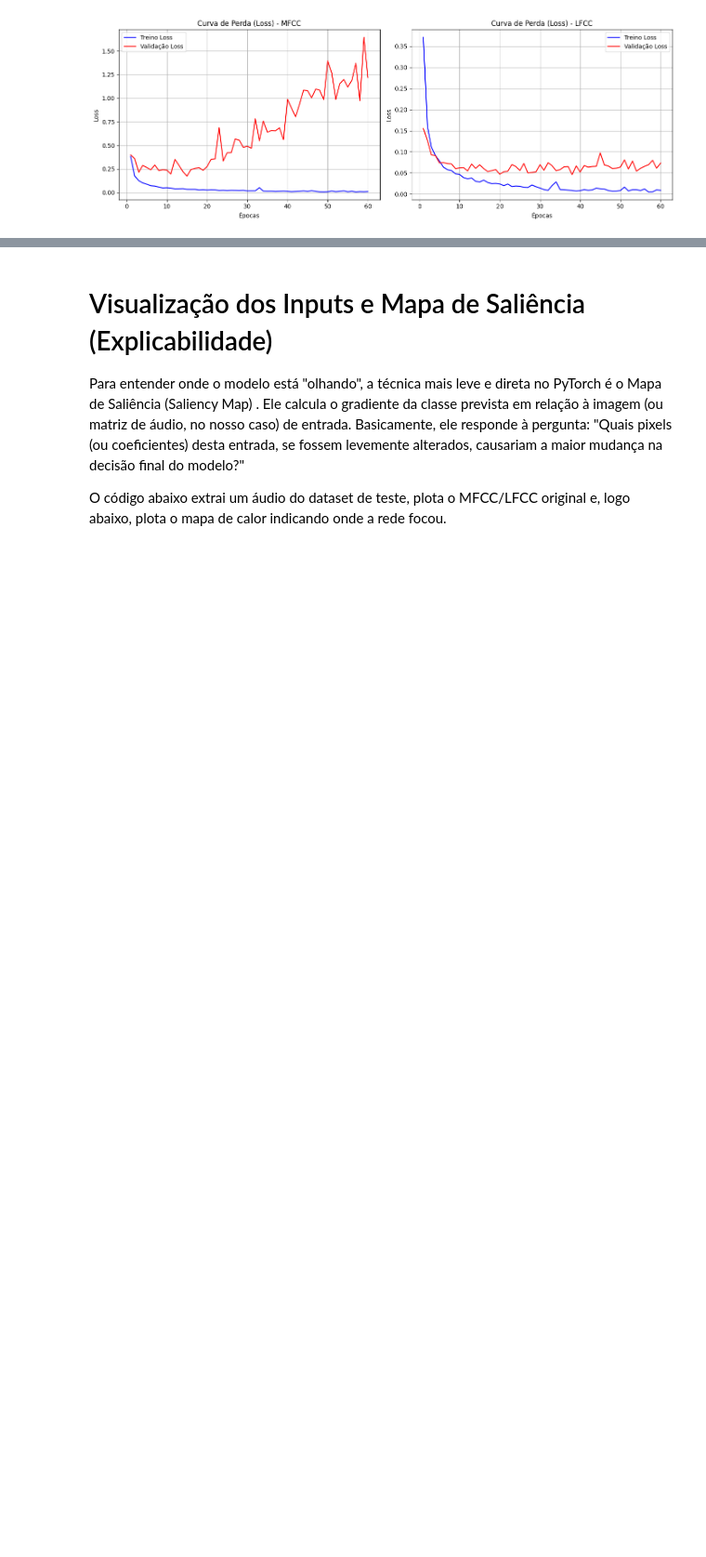
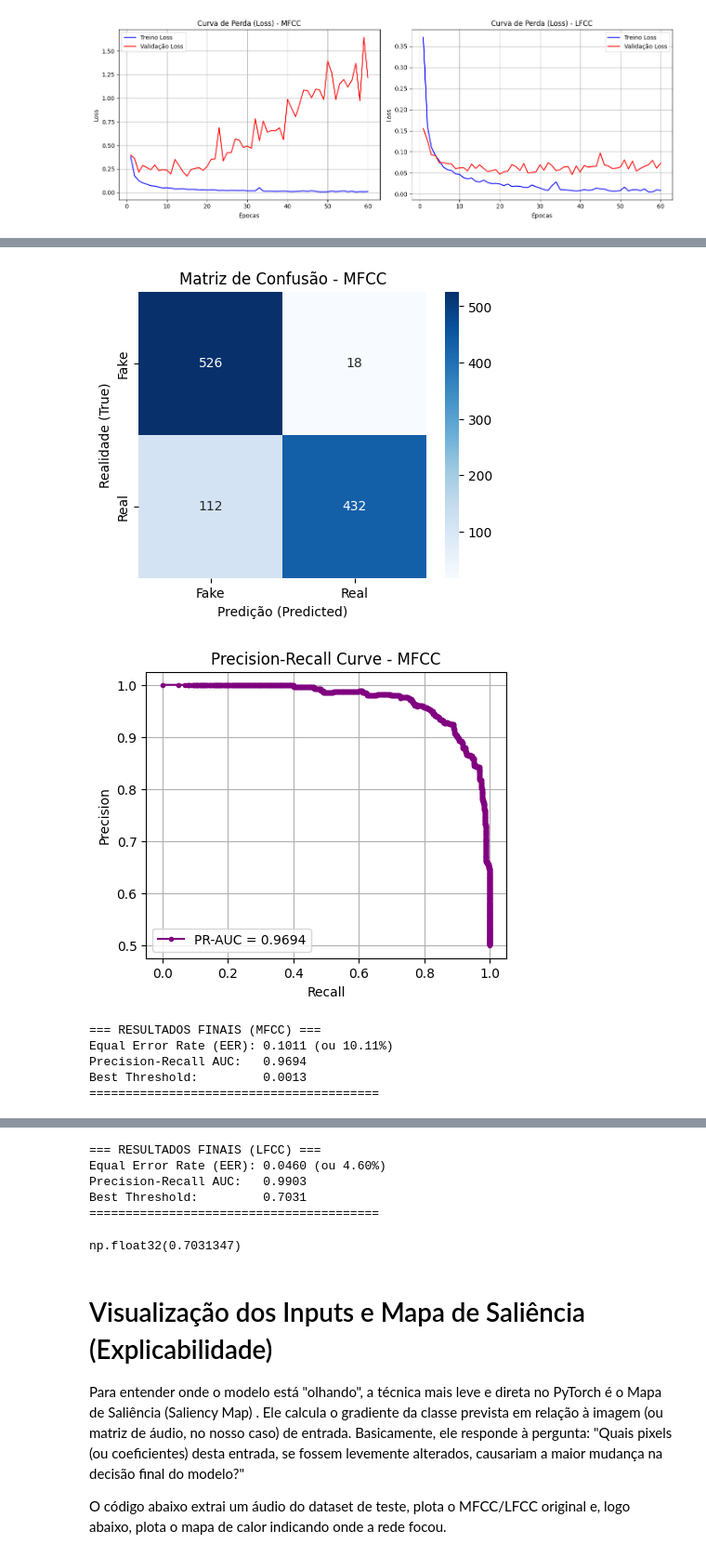
Before and after one commit to bmorbin/Estudos-em-algoritmos-e-tecnicas-para-detecao-de-fraudes-por-audio-e-voz, a Jupyter notebook: Notebook_Projeto_PSI5123.ipynb, the cells around one changed output, grey strips where cells are left out. Shown at 93% size. Saved outputs shown, nothing was run; the diff lists cells and outputs as text; code cells hidden in the pictures; blank space fills up the shorter version.

```diff
--- a/Notebook_Projeto_PSI5123.ipynb
+++ b/Notebook_Projeto_PSI5123.ipynb
@@ -587,0 +590,12 @@ Best Threshold:         0.7031
+# %%
+# Avaliando ambos os modelos compactos
+evaluate_model(model_mfcc, 'mfcc', 'test', best_threshold_mfcc_val)
+evaluate_model(model_lfcc, 'lfcc', 'test', best_threshold_lfcc_val)
+# %% [output]
+[figure, added]
+[figure, added]
+=== RESULTADOS FINAIS (MFCC) ===
+Equal Error Rate (EER): 0.1011 (ou 10.11%)
+Precision-Recall AUC:   0.9694
+Best Threshold:         0.0013
+========================================
@@ -588,3 +604,9 @@ Best Threshold:         0.7031
+=== RESULTADOS FINAIS (LFCC) ===
+Equal Error Rate (EER): 0.0460 (ou 4.60%)
+Precision-Recall AUC:   0.9903
+Best Threshold:         0.7031
+========================================
+np.float32(0.7031347)
 # %% [markdown]
 # Visualização dos Inputs e Mapa de Saliência (Explicabilidade)
 
```
Also changed, not shown: parts of 5 cells of this notebook.
